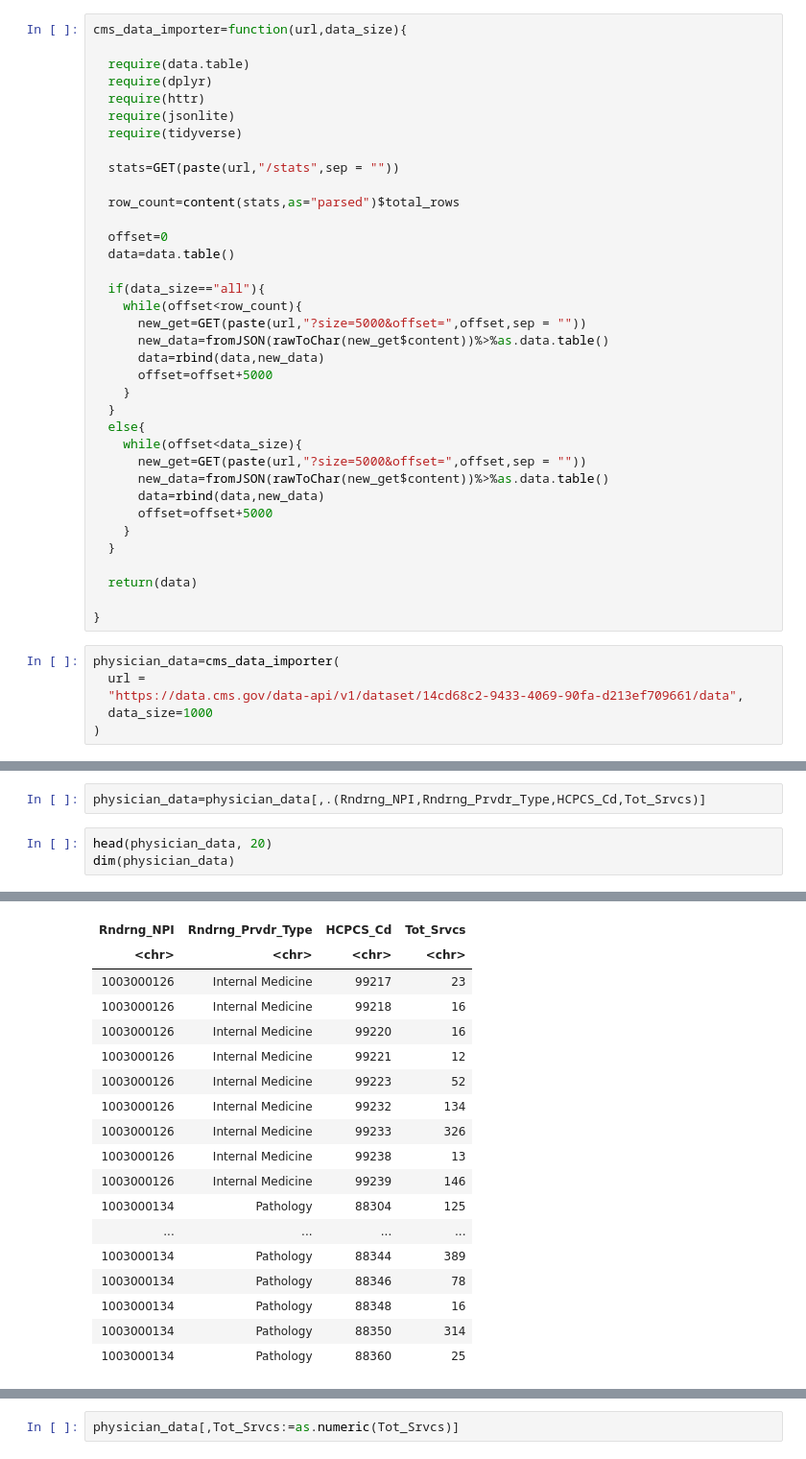
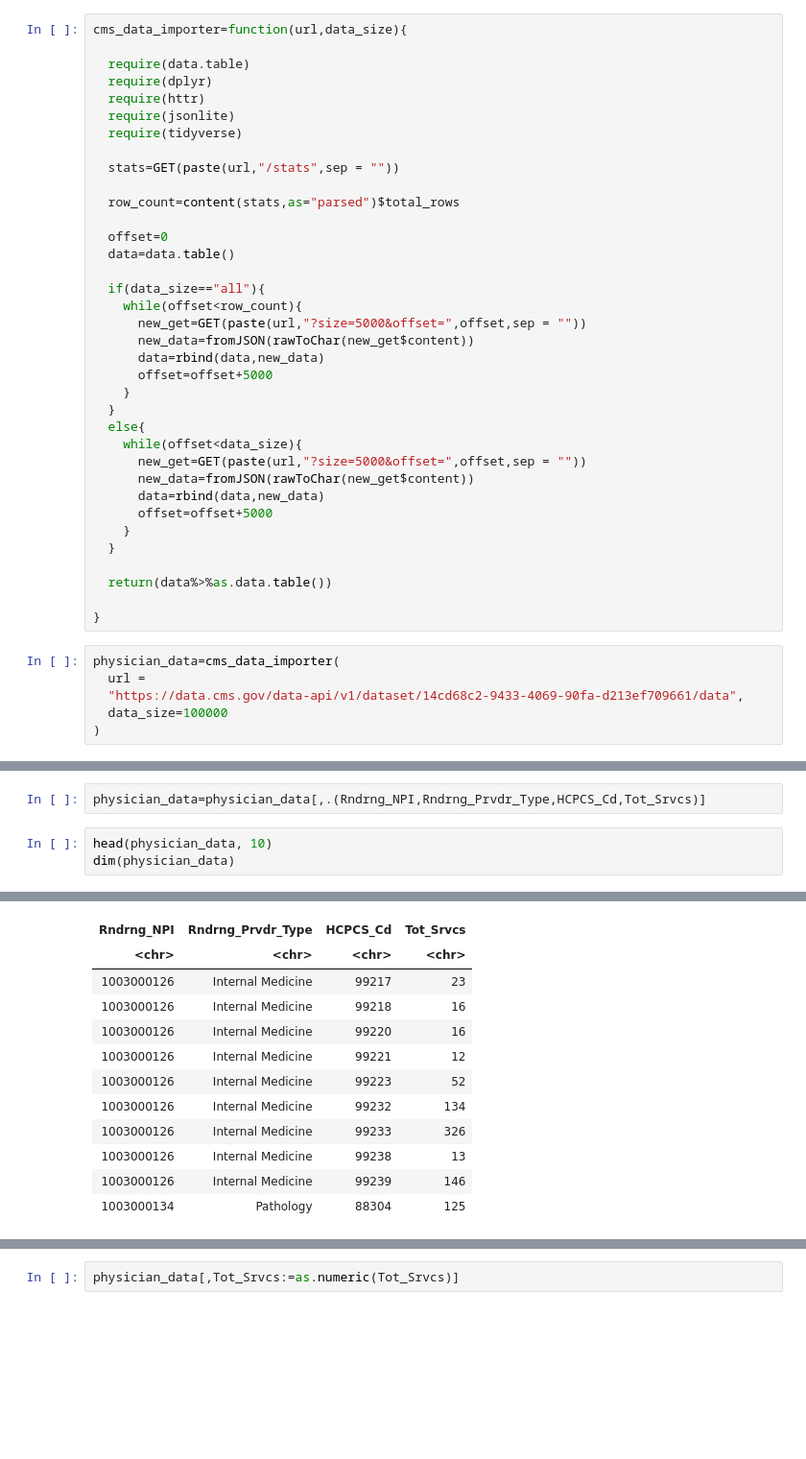
Before and after one commit to F4rbod/CS5800GruopProject, a Jupyter notebook: CS5800Group.ipynb, the cells around one changed output, grey strips where cells are left out. Shown: that part at 96% size. Drawn from its saved outputs; the diff is of its cells as text; blank space fills up the shorter version.

```diff
--- a/CS5800Group.ipynb
+++ b/CS5800Group.ipynb
@@ -27,7 +38,7 @@ cms_data_importer=function(url,data_size){
   if(data_size=="all"){
     while(offset<row_count){
       new_get=GET(paste(url,"?size=5000&offset=",offset,sep = ""))
-      new_data=fromJSON(rawToChar(new_get$content))%>%as.data.table()
+      new_data=fromJSON(rawToChar(new_get$content))
       data=rbind(data,new_data)
       offset=offset+5000
     }
@@ -35,20 +46,20 @@ cms_data_importer=function(url,data_size){
   else{
     while(offset<data_size){
       new_get=GET(paste(url,"?size=5000&offset=",offset,sep = ""))
-      new_data=fromJSON(rawToChar(new_get$content))%>%as.data.table()
+      new_data=fromJSON(rawToChar(new_get$content))
       data=rbind(data,new_data)
       offset=offset+5000
     }
   }
 
-  return(data)
+  return(data%>%as.data.table())
 
 }
 # %%
 physician_data=cms_data_importer(
   url =
   "https://data.cms.gov/data-api/v1/dataset/14cd68c2-9433-4069-90fa-d213ef709661/data",
-  data_size=1000
+  data_size=100000
 )
 # %%
 colnames(physician_data)
@@ -71,6 +82,6 @@ colnames(physician_data)
 # %%
 physician_data=physician_data[,.(Rndrng_NPI,Rndrng_Prvdr_Type,HCPCS_Cd,Tot_Srvcs)]
 # %%
-head(physician_data, 20)
+head(physician_data, 10)
 dim(physician_data)
 # %% [output]
@@ -78,18 +89,12 @@ A data.table: 20 × 4
 | Rndrng_NPI | Rndrng_Prvdr_Type | HCPCS_Cd | Tot_Srvcs |
 | <chr> | <chr> | <chr> | <chr> |
 | 1003000126 | Internal Medicine | 99217 | 23 |
 | 1003000126 | Internal Medicine | 99218 | 16 |
 | 1003000126 | Internal Medicine | 99220 | 16 |
 | 1003000126 | Internal Medicine | 99221 | 12 |
 | 1003000126 | Internal Medicine | 99223 | 52 |
 | 1003000126 | Internal Medicine | 99232 | 134 |
 | 1003000126 | Internal Medicine | 99233 | 326 |
 | 1003000126 | Internal Medicine | 99238 | 13 |
 | 1003000126 | Internal Medicine | 99239 | 146 |
 | 1003000134 | Pathology | 88304 | 125 |
-| ... | ... | ... | ... |
-| 1003000134 | Pathology | 88344 | 389 |
-| 1003000134 | Pathology | 88346 | 78 |
-| 1003000134 | Pathology | 88348 | 16 |
-| 1003000134 | Pathology | 88350 | 314 |
-| 1003000134 | Pathology | 88360 | 25 |
```
Also changed, not shown: parts of 27 cells of this notebook.
